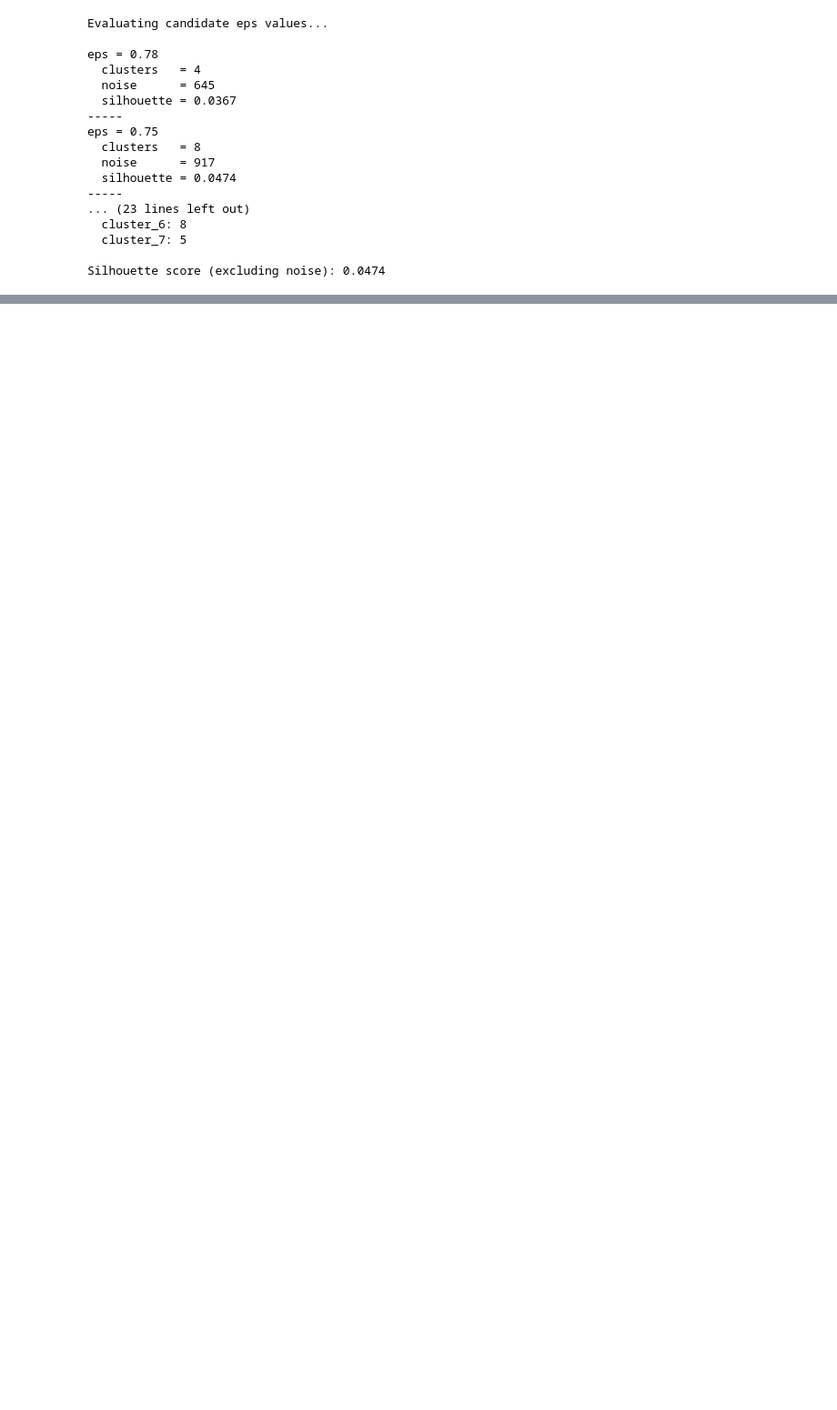
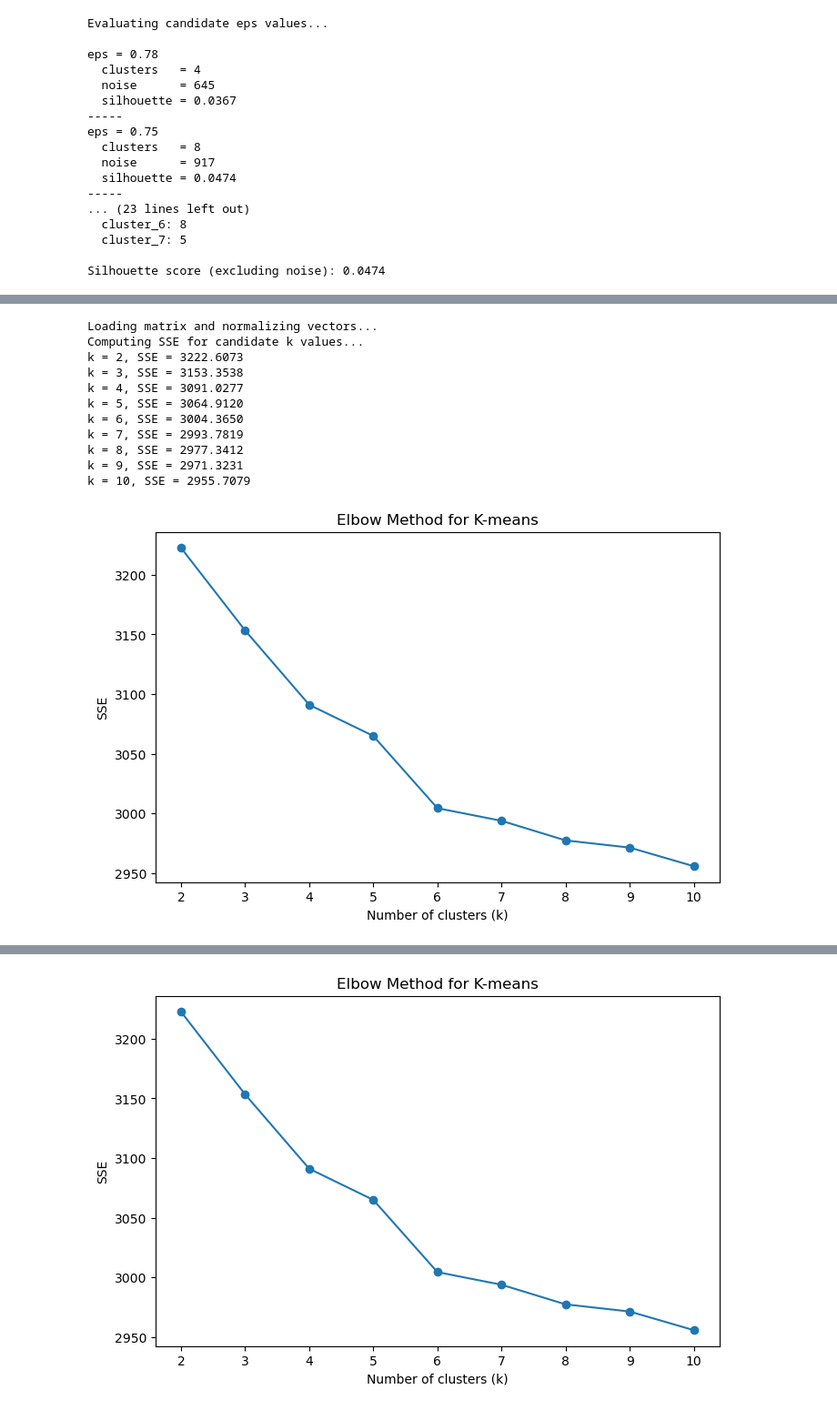
Before and after one commit to brookeb2000/clustering-of-text-documents, a Jupyter notebook: code.ipynb, the cells around one changed output, grey strips where cells are left out. Shown at 91% size. Drawn from its saved outputs; the diff is of its cells as text; code cells hidden in the pictures; blank space fills up the shorter version.

Commit message:
k-means clustering

```diff
--- a/code.ipynb
+++ b/code.ipynb
@@ -483,0 +556,79 @@ Silhouette score (excluding noise): 0.0474
+# %%
+# ============================================================
+# Step 4b: K-means using Cosine Similarity
+# - Normalize vectors so cosine similarity can be used with K-means
+# - Determine the optimal number of clusters (k) using a method
+#   such as the elbow method or silhouette score (not arbitrary)
+# - Run K-means clustering with the chosen k
+# - Save cluster labels
+# - Print number of clusters, cluster size distribution, silhouette score, SSE and BSS
+# ============================================================
+
+import os
+import warnings
+import numpy as np
+import matplotlib.pyplot as plt
+from sklearn.cluster import KMeans
+from sklearn.preprocessing import normalize
+
+# Reduce Windows / MKL warning noise
+os.environ["OMP_NUM_THREADS"] = "1"
+warnings.filterwarnings("ignore")
+
+print("Loading matrix and normalizing vectors...")
+
+# Load feature matrix
+X = np.loadtxt("matrix.txt")
+
+# Normalize rows to unit length
+X_norm = normalize(X)
+
+# Try a range of k values
+k_values = range(2, 11)
+sse_values = []
+
+print("Computing SSE for candidate k values...")
+
+for k in k_values:
+    kmeans = KMeans(n_clusters=k, random_state=42, n_init=10)
+    kmeans.fit(X_norm)
+    sse_values.append(kmeans.inertia_)
+    print(f"k = {k}, SSE = {kmeans.inertia_:.4f}")
+
+# Plot SSE vs k
+plt.figure(figsize=(8, 5))
+plt.plot(k_values, sse_values, marker="o")
+plt.title("Elbow Method for K-means")
+plt.xlabel("Number of clusters (k)")
+plt.ylabel("SSE")
+plt.xticks(list(k_values))
+plt.show()
+
+from sklearn.metrics import silhouette_score
+
+print("\nEvaluating silhouette scores for candidate k values...\n")
+
+candidate_k = [4, 5, 6, 7]
+
+for k in candidate_k:
+    kmeans = KMeans(n_clusters=k, random_state=42, n_init=10)
+    labels = kmeans.fit_predict(X_norm)
+
+    silhouette = silhouette_score(X_norm, labels, metric="euclidean")
+
+    print(f"k = {k}")
+    print(f"  silhouette = {silhouette:.4f}")
+    print("-----")
+# %% [output]
+Loading matrix and normalizing vectors...
+Computing SSE for candidate k values...
+k = 2, SSE = 3222.6073
+k = 3, SSE = 3153.3538
+k = 4, SSE = 3091.0277
+k = 5, SSE = 3064.9120
+k = 6, SSE = 3004.3650
+k = 7, SSE = 2993.7819
+k = 8, SSE = 2977.3412
+k = 9, SSE = 2971.3231
+k = 10, SSE = 2955.7079
+[figure, added]
@@ -483,0 +646 @@ Silhouette score (excluding noise): 0.0474
+[figure, added]
```
Also changed, not shown: parts of 2 cells of this notebook.
